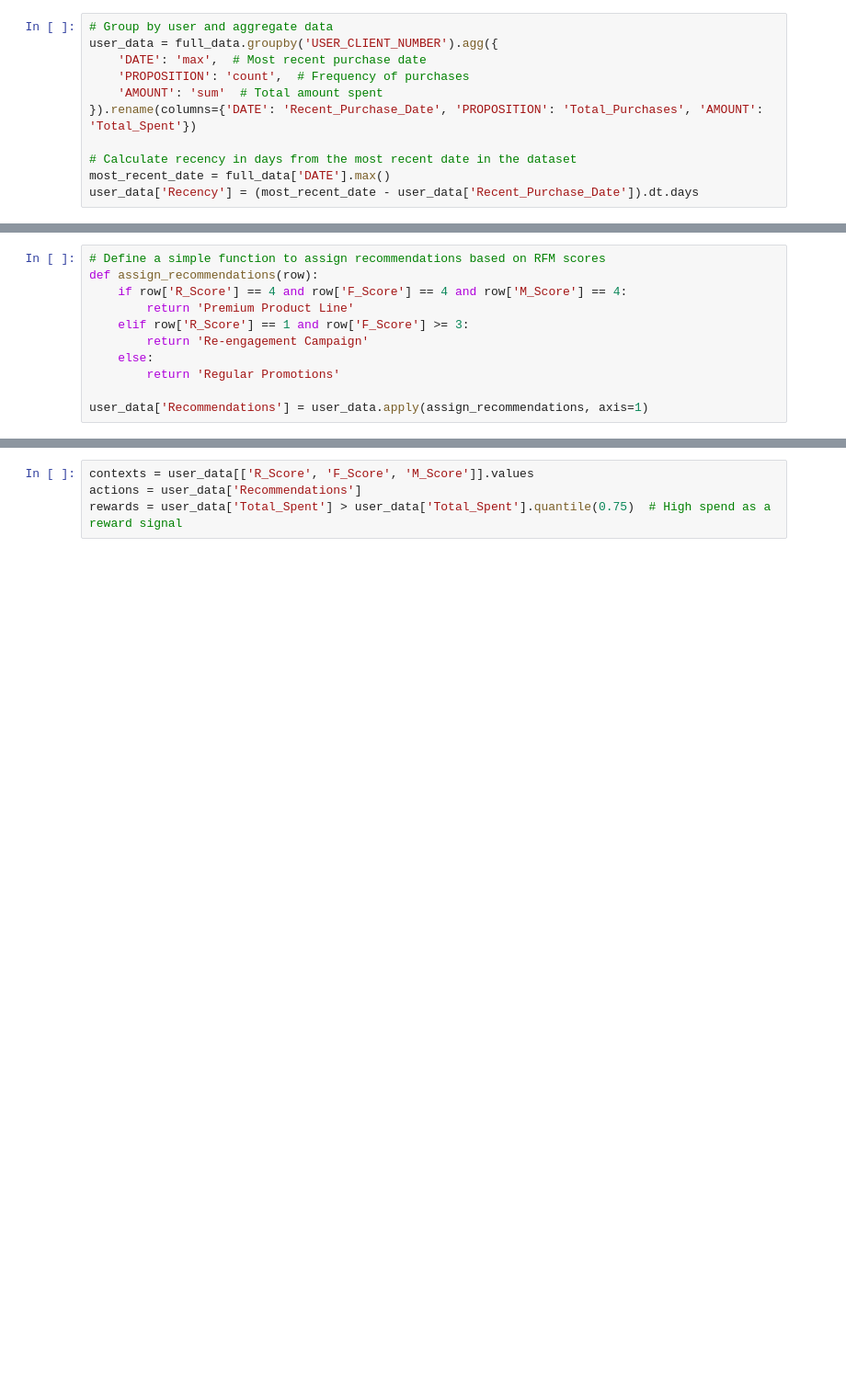
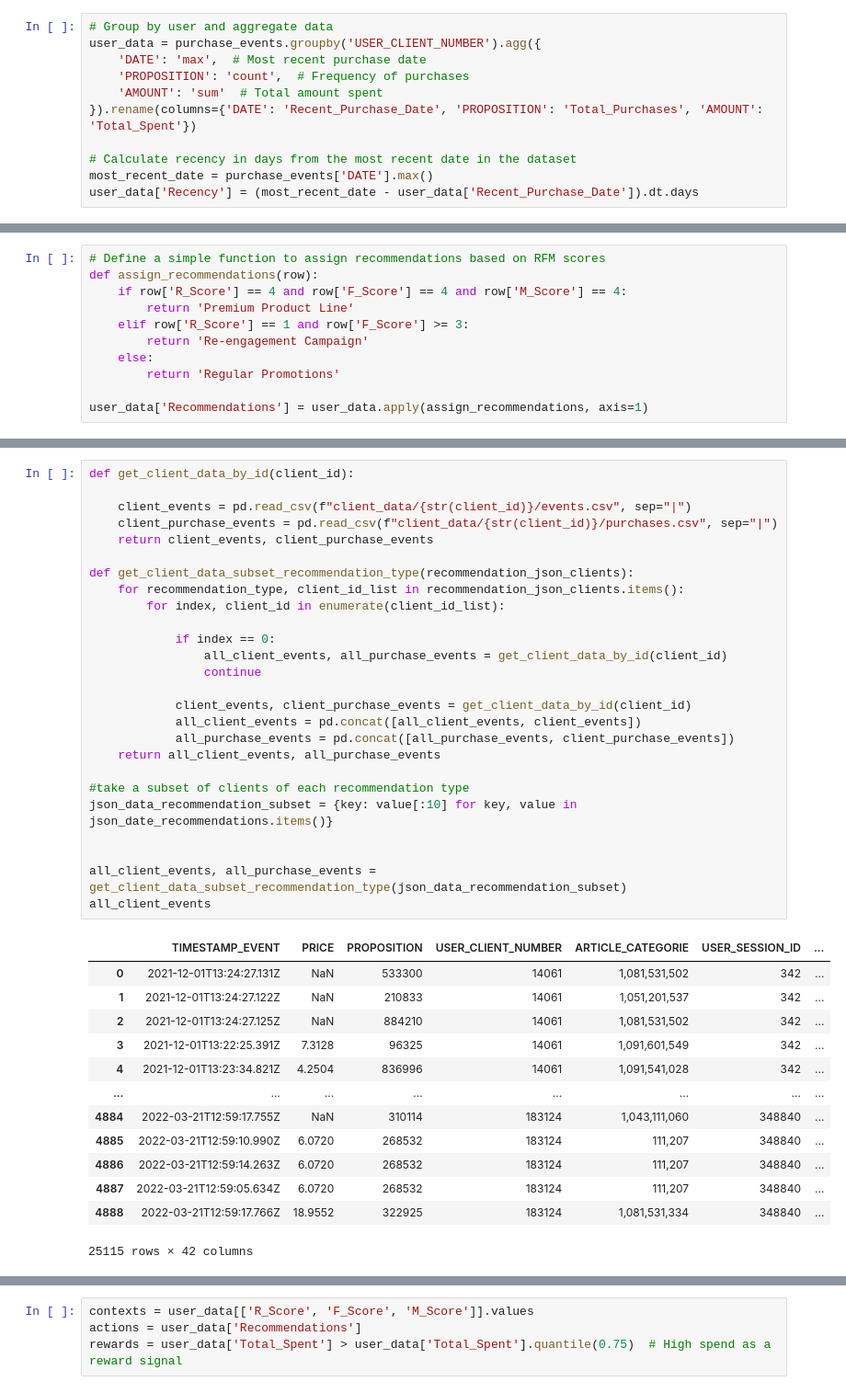
Before and after one commit to Echotianee/CausalInference, a Jupyter notebook: rfm_score_user.ipynb, the cells around one changed output, grey strips where cells are left out. Shown at 92% size. Cells and saved outputs as stored; diff of their text form; blank space fills up the shorter version.

```diff
--- a/rfm_score_user.ipynb
+++ b/rfm_score_user.ipynb
@@ -74,12 +52,12 @@ Frequency (F): Total number of purchases.
 Monetary (M): Total spending.
 # %%
 # Group by user and aggregate data
-user_data = full_data.groupby('USER_CLIENT_NUMBER').agg({
+user_data = purchase_events.groupby('USER_CLIENT_NUMBER').agg({
     'DATE': 'max',  # Most recent purchase date
     'PROPOSITION': 'count',  # Frequency of purchases
     'AMOUNT': 'sum'  # Total amount spent
 }).rename(columns={'DATE': 'Recent_Purchase_Date', 'PROPOSITION': 'Total_Purchases', 'AMOUNT': 'Total_Spent'})
 
 # Calculate recency in days from the most recent date in the dataset
-most_recent_date = full_data['DATE'].max()
+most_recent_date = purchase_events['DATE'].max()
 user_data['Recency'] = (most_recent_date - user_data['Recent_Purchase_Date']).dt.days
@@ -138,0 +137,40 @@ user_data
+# %%
+def get_client_data_by_id(client_id):
+
+    client_events = pd.read_csv(f"client_data/{str(client_id)}/events.csv", sep="|")
+    client_purchase_events = pd.read_csv(f"client_data/{str(client_id)}/purchases.csv", sep="|")
+    return client_events, client_purchase_events
+
+def get_client_data_subset_recommendation_type(recommendation_json_clients):
+    for recommendation_type, client_id_list in recommendation_json_clients.items():
+        for index, client_id in enumerate(client_id_list):
+
+            if index == 0:
+                all_client_events, all_purchase_events = get_client_data_by_id(client_id)
+                continue
+
+            client_events, client_purchase_events = get_client_data_by_id(client_id)
+            all_client_events = pd.concat([all_client_events, client_events])
+            all_purchase_events = pd.concat([all_purchase_events, client_purchase_events])
+    return all_client_events, all_purchase_events
+
+#take a subset of clients of each recommendation type
+json_data_recommendation_subset = {key: value[:10] for key, value in json_date_recommendations.items()}
+
+
+all_client_events, all_purchase_events = get_client_data_subset_recommendation_type(json_data_recommendation_subset)
+all_client_events
+# %% [output]
+|  | TIMESTAMP_EVENT | PRICE | PROPOSITION | USER_CLIENT_NUMBER | ARTICLE_CATEGORIE | USER_SESSION_ID | ... |
+| 0 | 2021-12-01T13:24:27.131Z | NaN | 533300 | 14061 | 1,081,531,502 | 342 | ... |
+| 1 | 2021-12-01T13:24:27.122Z | NaN | 210833 | 14061 | 1,051,201,537 | 342 | ... |
+| 2 | 2021-12-01T13:24:27.125Z | NaN | 884210 | 14061 | 1,081,531,502 | 342 | ... |
+| 3 | 2021-12-01T13:22:25.391Z | 7.3128 | 96325 | 14061 | 1,091,601,549 | 342 | ... |
+| 4 | 2021-12-01T13:23:34.821Z | 4.2504 | 836996 | 14061 | 1,091,541,028 | 342 | ... |
+| ... | ... | ... | ... | ... | ... | ... | ... |
+| 4884 | 2022-03-21T12:59:17.755Z | NaN | 310114 | 183124 | 1,043,111,060 | 348840 | ... |
+| 4885 | 2022-03-21T12:59:10.990Z | 6.0720 | 268532 | 183124 | 111,207 | 348840 | ... |
+| 4886 | 2022-03-21T12:59:14.263Z | 6.0720 | 268532 | 183124 | 111,207 | 348840 | ... |
+| 4887 | 2022-03-21T12:59:05.634Z | 6.0720 | 268532 | 183124 | 111,207 | 348840 | ... |
+| 4888 | 2022-03-21T12:59:17.766Z | 18.9552 | 322925 | 183124 | 1,081,531,334 | 348840 | ... |
+25115 rows × 42 columns
```
Also changed, not shown: parts of 19 cells of this notebook, 5 other files.
